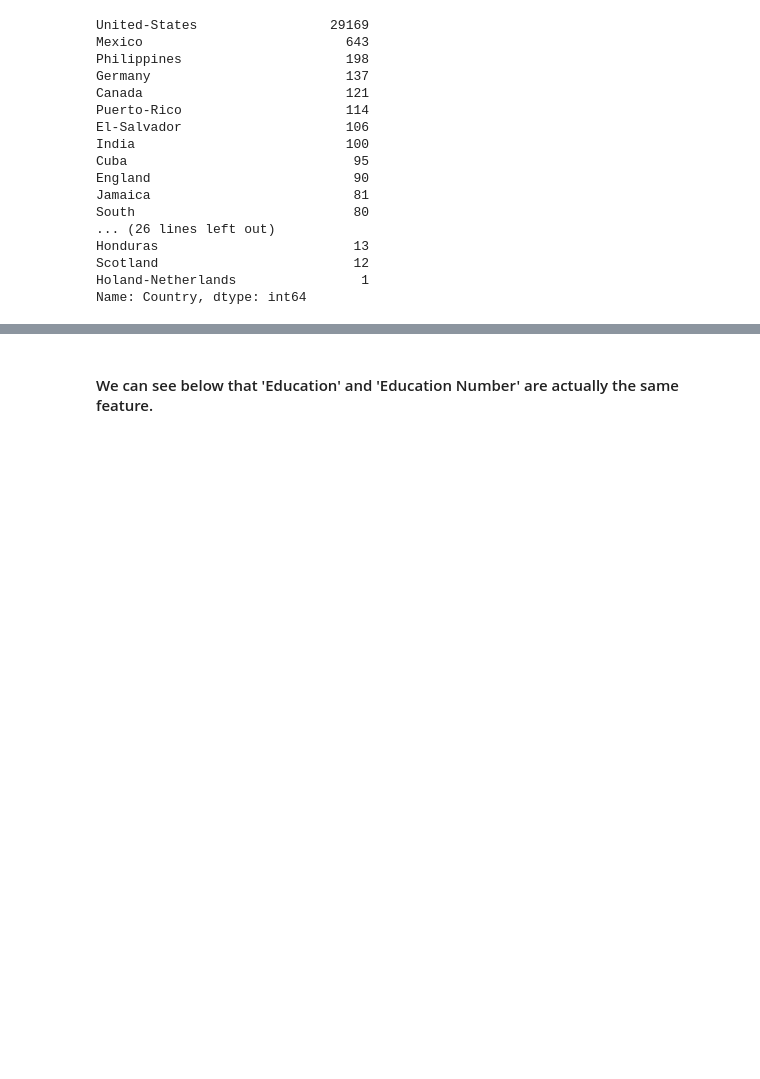
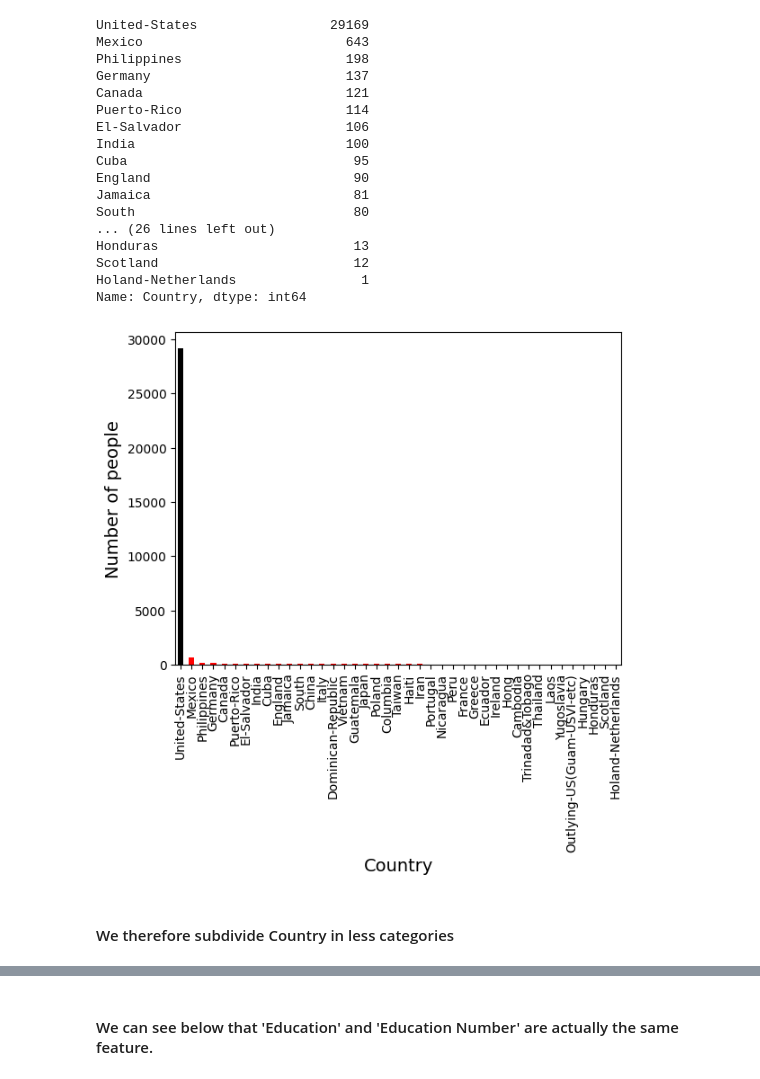
Before and after one commit to matmarqs/pmr, a Jupyter notebook: knn/PMR3508-2022-37-Adult-KNN.ipynb, the cells around one changed output, grey strips where cells are left out. Cells and saved outputs as stored; diff of their text form; code cells hidden in the pictures; blank space fills up the shorter version.

```diff
--- a/knn/PMR3508-2022-37-Adult-KNN.ipynb
+++ b/knn/PMR3508-2022-37-Adult-KNN.ipynb
@@ -104,5 +130,13 @@ Honduras                         13
 Scotland                         12
 Holand-Netherlands                1
 Name: Country, dtype: int64
+# %%
+fig, ax = plt.subplots()
+cute_hist(ax=ax, x=a['Country'].value_counts(),
+          xlabel='Country', ylabel='Number of people', df=True, cmap='flag')
+# %% [output]
+[figure, added]
+# %% [markdown]
+#### We therefore subdivide Country in less categories
 # %%
 fig, ax = plt.subplots()
```
Also changed, not shown: parts of 20 cells of this notebook.
